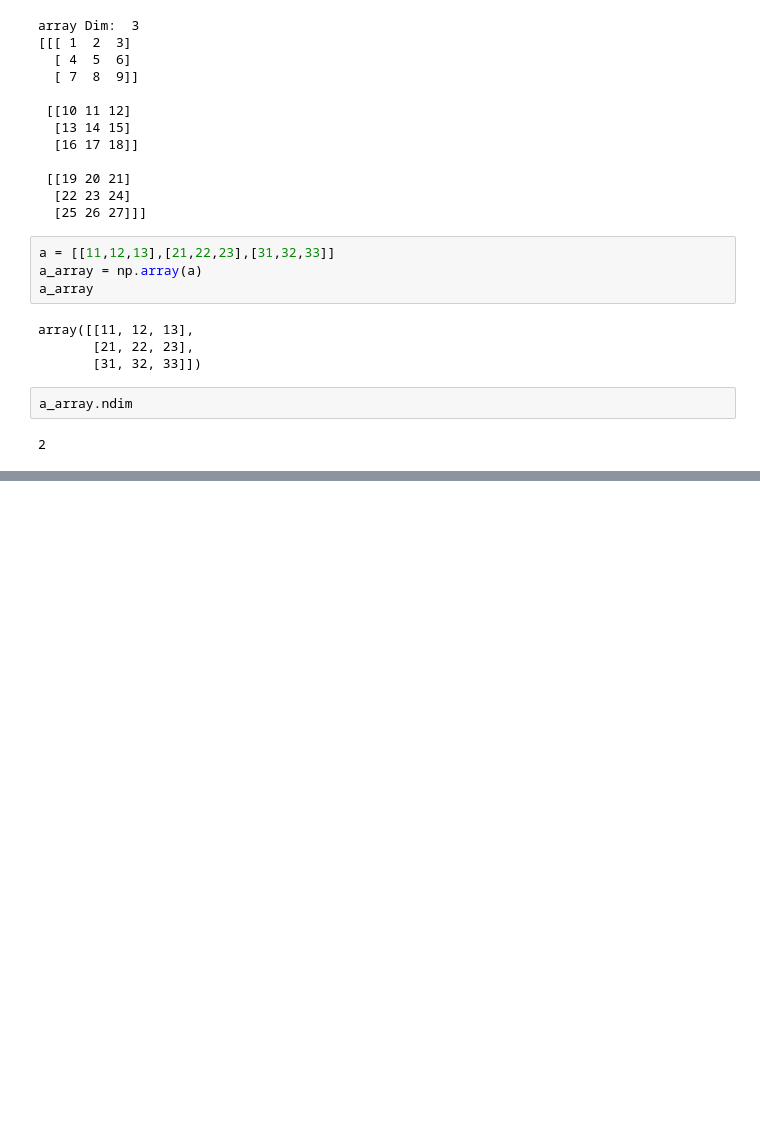
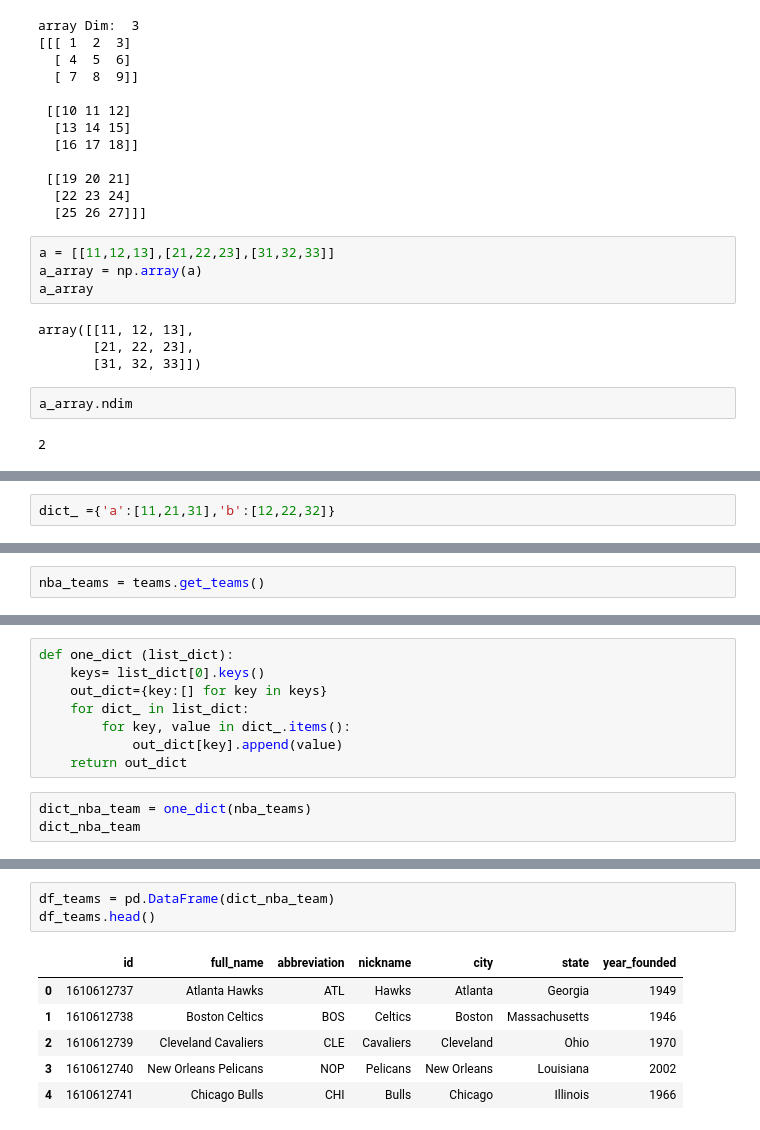
Before and after one commit to MohamedAhmedAliAhmed/Python-for-data-science, a Jupyter notebook: Your First Program 1.ipynb, the cells around one changed output, grey strips where cells are left out. Saved outputs shown, nothing was run; the diff lists cells and outputs as text; blank space fills up the shorter version.

```diff
--- a/Your First Program 1.ipynb
+++ b/Your First Program 1.ipynb
@@ -1924,0 +1940,2 @@ a =
+# %%
+dict_ ={'a':[11,21,31],'b':[12,22,32]}
@@ -1924,0 +1958,2 @@ a =
+# %%
+nba_teams = teams.get_teams()
@@ -1924,0 +1980,11 @@ a =
+# %%
+def one_dict (list_dict):
+    keys= list_dict[0].keys()
+    out_dict={key:[] for key in keys}
+    for dict_ in list_dict:
+        for key, value in dict_.items():
+            out_dict[key].append(value)
+    return out_dict
+# %%
+dict_nba_team = one_dict(nba_teams)
+dict_nba_team
@@ -1924,0 +2009,10 @@ a =
+# %%
+df_teams = pd.DataFrame(dict_nba_team)
+df_teams.head()
+# %% [output]
+|  | id | full_name | abbreviation | nickname | city | state | year_founded |
+| 0 | 1610612737 | Atlanta Hawks | ATL | Hawks | Atlanta | Georgia | 1949 |
+| 1 | 1610612738 | Boston Celtics | BOS | Celtics | Boston | Massachusetts | 1946 |
+| 2 | 1610612739 | Cleveland Cavaliers | CLE | Cavaliers | Cleveland | Ohio | 1970 |
+| 3 | 1610612740 | New Orleans Pelicans | NOP | Pelicans | New Orleans | Louisiana | 2002 |
+| 4 | 1610612741 | Chicago Bulls | CHI | Bulls | Chicago | Illinois | 1966 |
```
Also changed, not shown: parts of 10 cells of this notebook, 3 other files.
